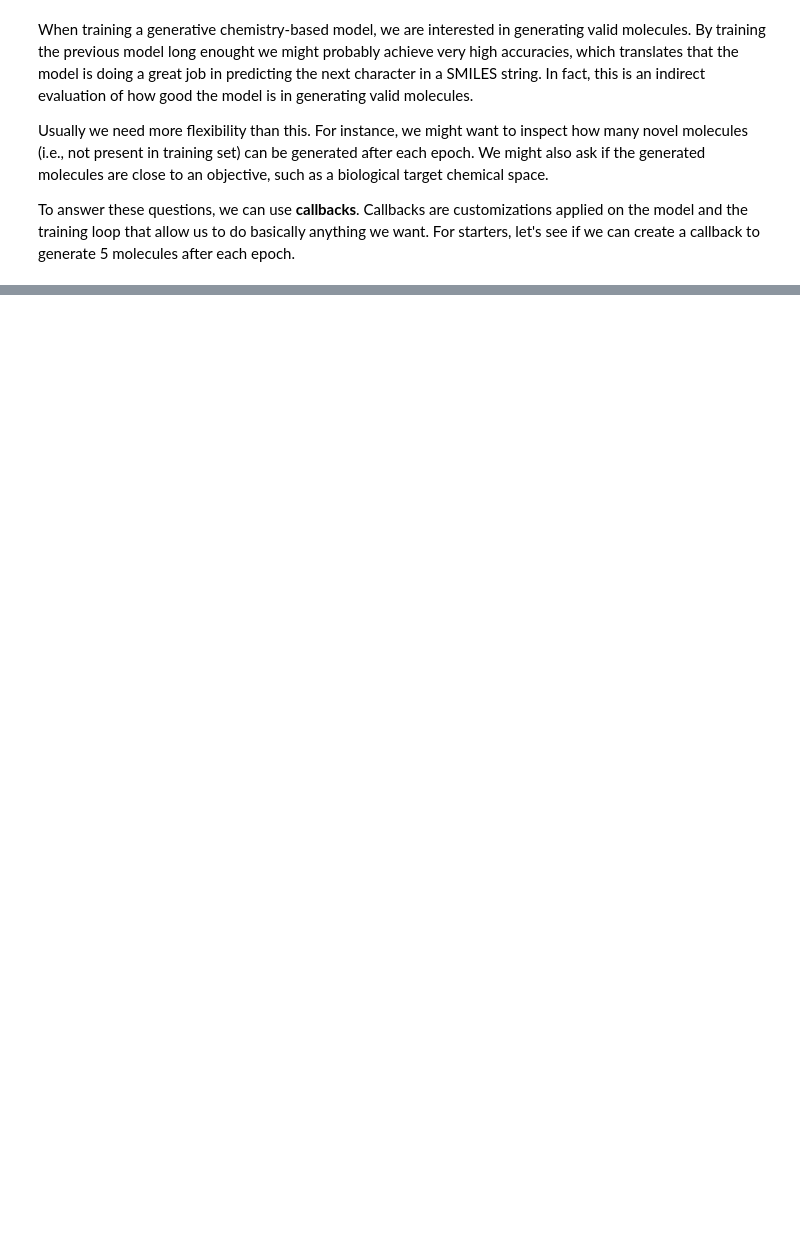
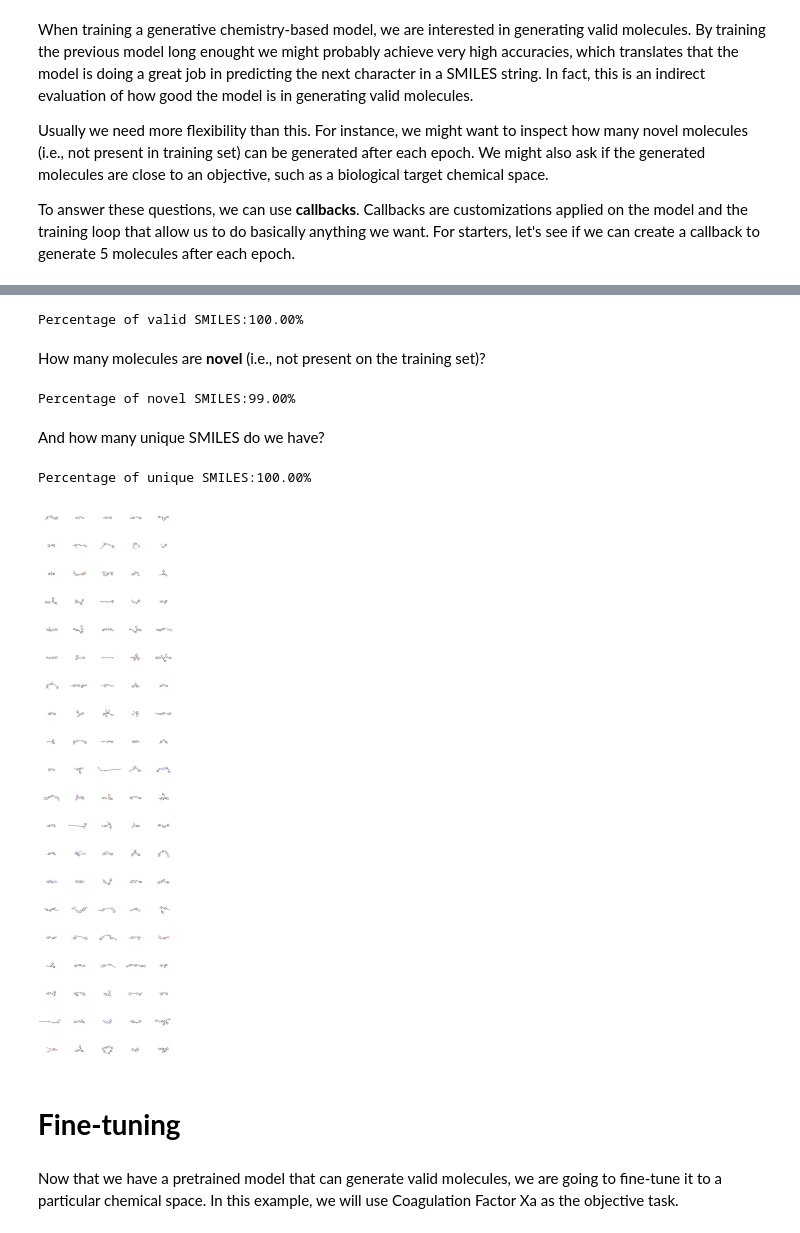
Before and after one commit to Marcosuff/Marcosuff.github.io, a Jupyter notebook: nbs/SMILES_LSTM_fastaiv2.ipynb, the cells around one changed output, grey strips where cells are left out. Saved outputs shown, nothing was run; the diff lists cells and outputs as text; code cells hidden in the pictures; blank space fills up the shorter version.

```diff
--- a/nbs/SMILES_LSTM_fastaiv2.ipynb
+++ b/nbs/SMILES_LSTM_fastaiv2.ipynb
@@ -486,0 +612,20 @@ TensorText([0]) torch.Size([1])
+# %%
+learn_inf = load_learner('/content/LM/export.pkl')
+# %%
+def sampler_test(model, text, temperature, max_size):
+  model.model.reset()
+  nums = model.dls.train_ds.numericalize
+  idxs = idxs_all = model.dls.test_dl([text]).items[0]#.to(model.dls.device)
+  for _ in range(max_size):
+
+   # print('begin')
+    preds,_ = model.get_preds(dl=[(idxs[None],)])
+    res = preds[0][-1]
+    if temperature != 1.: res.pow_(1 / temperature)
+    idx = torch.multinomial(res, 1).item()
+    if idx != 0:
+      idxs = idxs_all = torch.cat([idxs_all, idxs.new([idx])])
+    else:
+      break
+
+  return ''.join([nums.vocab[i] for i in idxs_all if nums.vocab[i] not in [BOS, PAD]])
@@ -486,0 +634,2 @@ TensorText([0]) torch.Size([1])
+# %%
+mols = [sampler_test(model=learn_inf,text='',temperature=0.7,max_size=120) for _ in range(100)]
@@ -486,0 +638,27 @@ TensorText([0]) torch.Size([1])
+# %%
+valid_mols = [x for x in mols if MolFromSmiles(x)]
+print('Percentage of valid SMILES:{:.2f}%'.format(100*len(valid_mols)/len(mols)))
+# %% [output]
+Percentage of valid SMILES:100.00%
+# %% [markdown]
+How many molecules are **novel** (i.e., not present on the training set)?
+# %%
+novel_mols = set.difference(set(valid_mols),set(chembl.Smiles))
+print('Percentage of novel SMILES:{:.2f}%'.format(100*len(novel_mols)/len(valid_mols)))
+# %% [output]
+Percentage of novel SMILES:99.00%
+# %% [markdown]
+And how many unique SMILES do we have?
+# %%
+unique_mols = set(valid_mols)
+print('Percentage of unique SMILES:{:.2f}%'.format(100*len(unique_mols)/len(valid_mols)))
+# %% [output]
+Percentage of unique SMILES:100.00%
+# %%
+MolsToGridImage(mols = list(map(MolFromSmiles,valid_mols)),maxMols=100,molsPerRow=5,subImgSize=(300,300))
+# %% [output]
+[figure, added]
+# %% [markdown]
+# **Fine-tuning**
+# %% [markdown]
+Now that we have a pretrained model that can generate valid molecules, we are going to fine-tune it to a particular chemical space. In this example, we will use Coagulation Factor Xa as the objective task.
```
Also changed, not shown: parts of 72 cells of this notebook.
